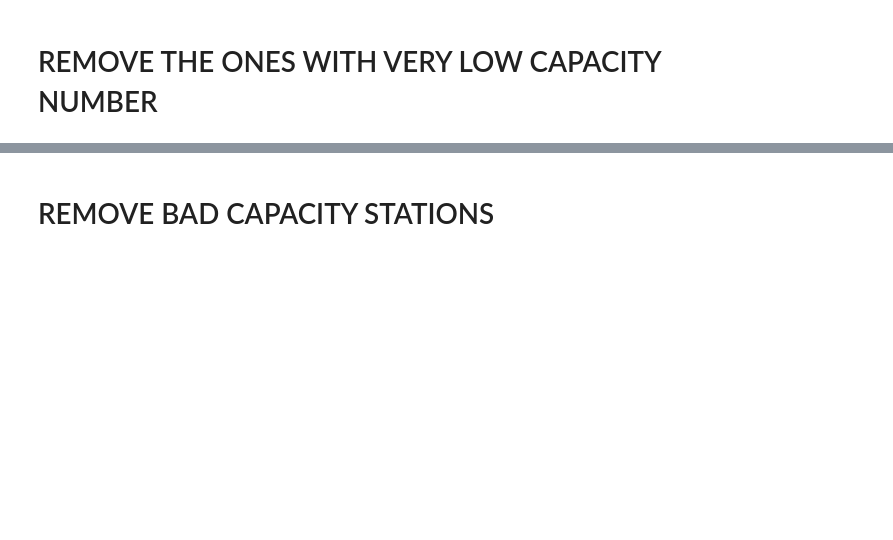
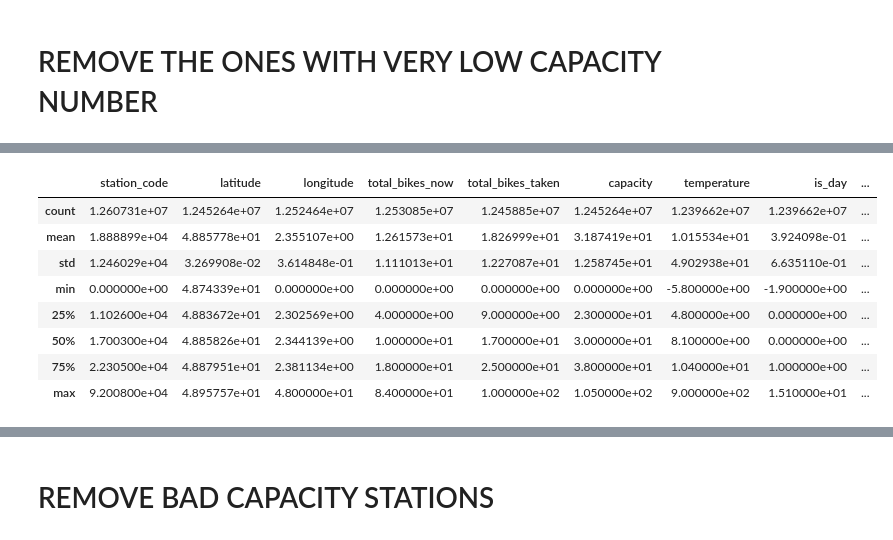
Before and after one commit to EmirhanFaruk/Projet-DALAS, a Jupyter notebook: prepare_data/prepare_data.ipynb, the cells around one changed output, grey strips where cells are left out. Saved outputs shown, nothing was run; the diff lists cells and outputs as text; code cells hidden in the pictures; blank space fills up the shorter version.

```diff
--- a/prepare_data/prepare_data.ipynb
+++ b/prepare_data/prepare_data.ipynb
@@ -522,3 +540,15 @@ Stations to remove: 14
+# %%
+df.describe()
+# %% [output]
+|  | station_code | latitude | longitude | total_bikes_now | total_bikes_taken | capacity | temperature | is_day | ... |
+| count | 1.260731e+07 | 1.245264e+07 | 1.252464e+07 | 1.253085e+07 | 1.245885e+07 | 1.245264e+07 | 1.239662e+07 | 1.239662e+07 | ... |
+| mean | 1.888899e+04 | 4.885778e+01 | 2.355107e+00 | 1.261573e+01 | 1.826999e+01 | 3.187419e+01 | 1.015534e+01 | 3.924098e-01 | ... |
+| std | 1.246029e+04 | 3.269908e-02 | 3.614848e-01 | 1.111013e+01 | 1.227087e+01 | 1.258745e+01 | 4.902938e+01 | 6.635110e-01 | ... |
+| min | 0.000000e+00 | 4.874339e+01 | 0.000000e+00 | 0.000000e+00 | 0.000000e+00 | 0.000000e+00 | -5.800000e+00 | -1.900000e+00 | ... |
+| 25% | 1.102600e+04 | 4.883672e+01 | 2.302569e+00 | 4.000000e+00 | 9.000000e+00 | 2.300000e+01 | 4.800000e+00 | 0.000000e+00 | ... |
+| 50% | 1.700300e+04 | 4.885826e+01 | 2.344139e+00 | 1.000000e+01 | 1.700000e+01 | 3.000000e+01 | 8.100000e+00 | 0.000000e+00 | ... |
+| 75% | 2.230500e+04 | 4.887951e+01 | 2.381134e+00 | 1.800000e+01 | 2.500000e+01 | 3.800000e+01 | 1.040000e+01 | 1.000000e+00 | ... |
+| max | 9.200800e+04 | 4.895757e+01 | 4.800000e+01 | 8.400000e+01 | 1.000000e+02 | 1.050000e+02 | 9.000000e+02 | 1.510000e+01 | ... |
 # %%
 plt.figure(figsize=(8,6))
 plt.scatter(df["capacity"], df["total_bikes_now"], alpha=0.5)
```
Also changed, not shown: parts of 46 cells of this notebook, 10 other files.
